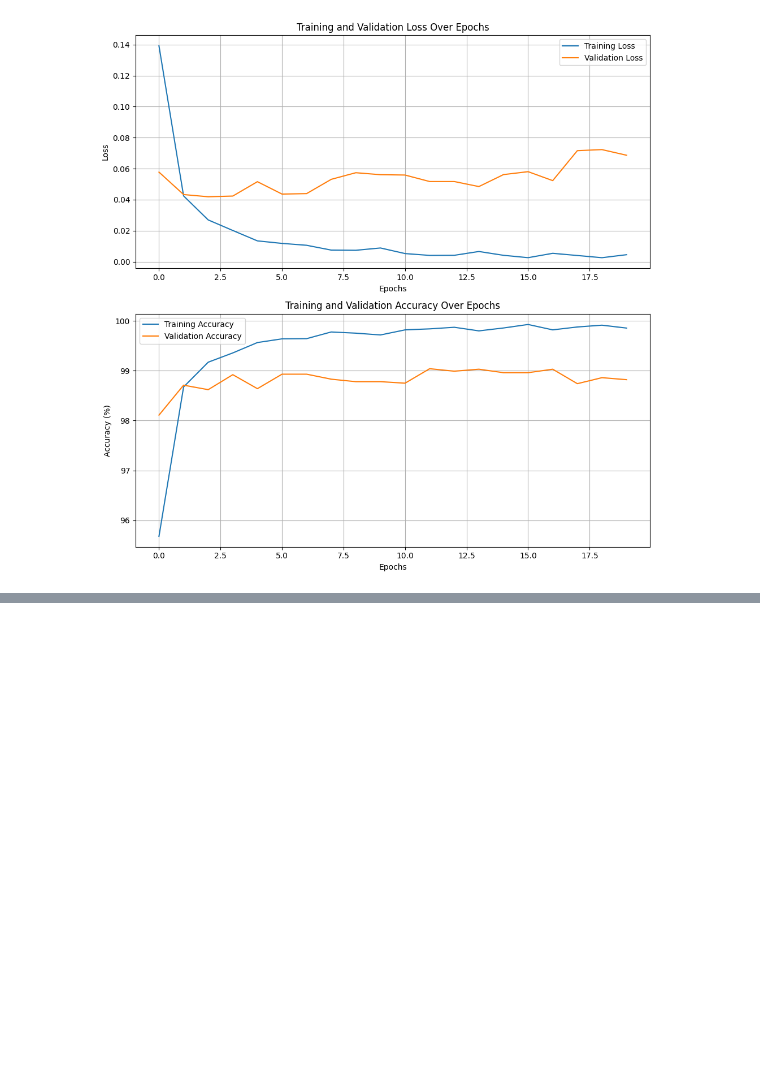
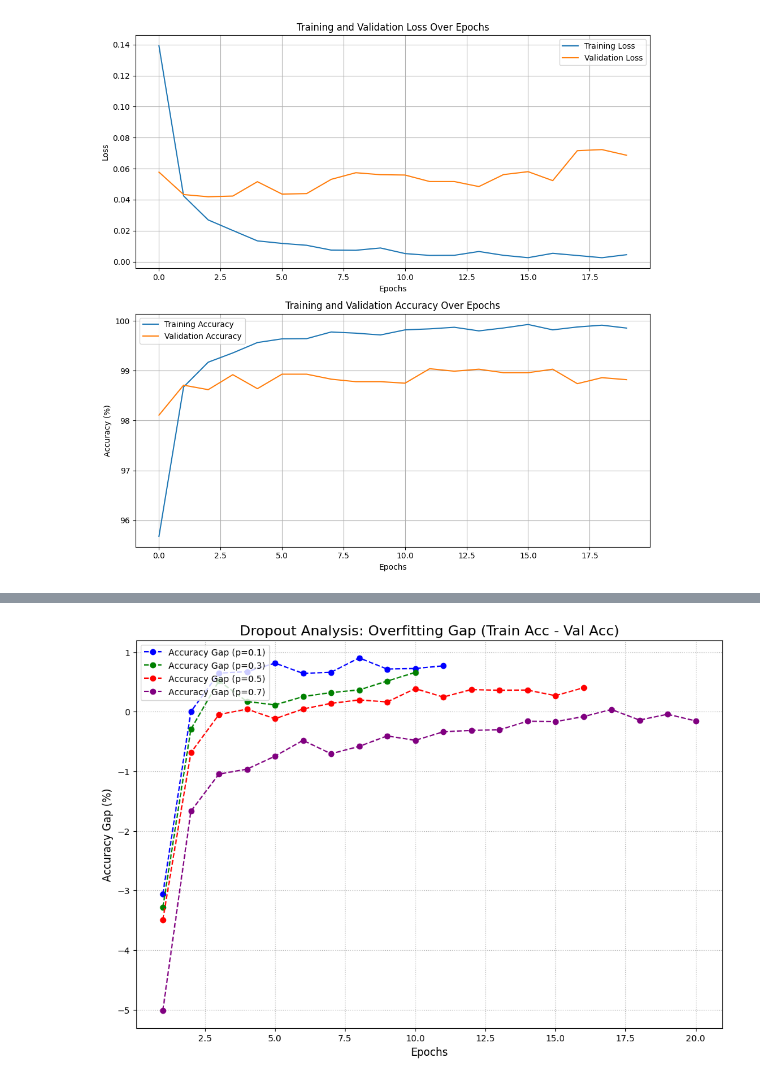
Before and after one commit to RoberRamzy/Linear-Models-Deep-Networks, a Jupyter notebook: classifier.ipynb, the cells around one changed output, grey strips where cells are left out. Cells and saved outputs as stored; diff of their text form; code cells hidden in the pictures; blank space fills up the shorter version.

```diff
--- a/classifier.ipynb
+++ b/classifier.ipynb
@@ -1378,0 +1823,38 @@ plt.show()
+# %%
+import matplotlib.pyplot as plt
+import numpy as np
+
+# --- Plot 2: Train vs. Val Accuracy GAP (Overfitting) ---
+
+plt.figure(figsize=(12, 8))
+
+DROPOUT_RATES = [0.1, 0.3, 0.5, 0.7]
+colors = ['blue', 'green', 'red', 'purple']
+
+for i, rate in enumerate(DROPOUT_RATES):
+    if rate in all_results_dropout:
+        # Get the history lists
+        train_acc = np.array(all_results_dropout[rate]['train_acc'])
+        val_acc = np.array(all_results_dropout[rate]['val_acc'])
+
+        # Ensure lists are the same length (in case early stopping was different)
+        min_epochs = min(len(train_acc), len(val_acc))
+
+        # Calculate the GAP
+        acc_gap = train_acc[:min_epochs] - val_acc[:min_epochs]
+
+        # Create an X-axis
+        epochs = range(1, min_epochs + 1)
+
+        # Plot the gap
+        plt.plot(epochs, acc_gap, color=colors[i], marker='o', linestyle='--',
+                 label=f'Accuracy Gap (p={rate})')
+
+plt.title('Dropout Analysis: Overfitting Gap (Train Acc - Val Acc)', fontsize=16)
+plt.xlabel('Epochs', fontsize=12)
+plt.ylabel('Accuracy Gap (%)', fontsize=12)
+plt.legend(loc='upper left', fontsize=10)
+plt.grid(True, linestyle=':')
+plt.show()
+# %% [output]
+[figure, added]
```
Also changed, not shown: parts of 12 cells of this notebook.
